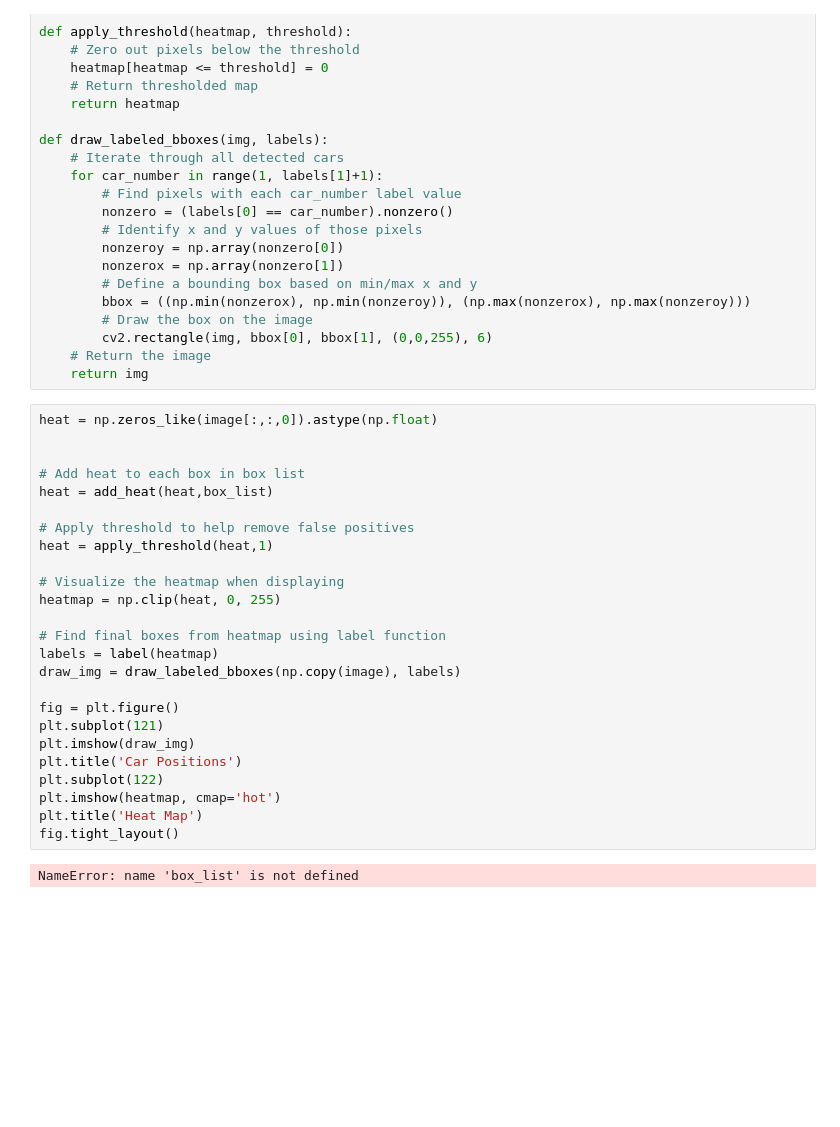
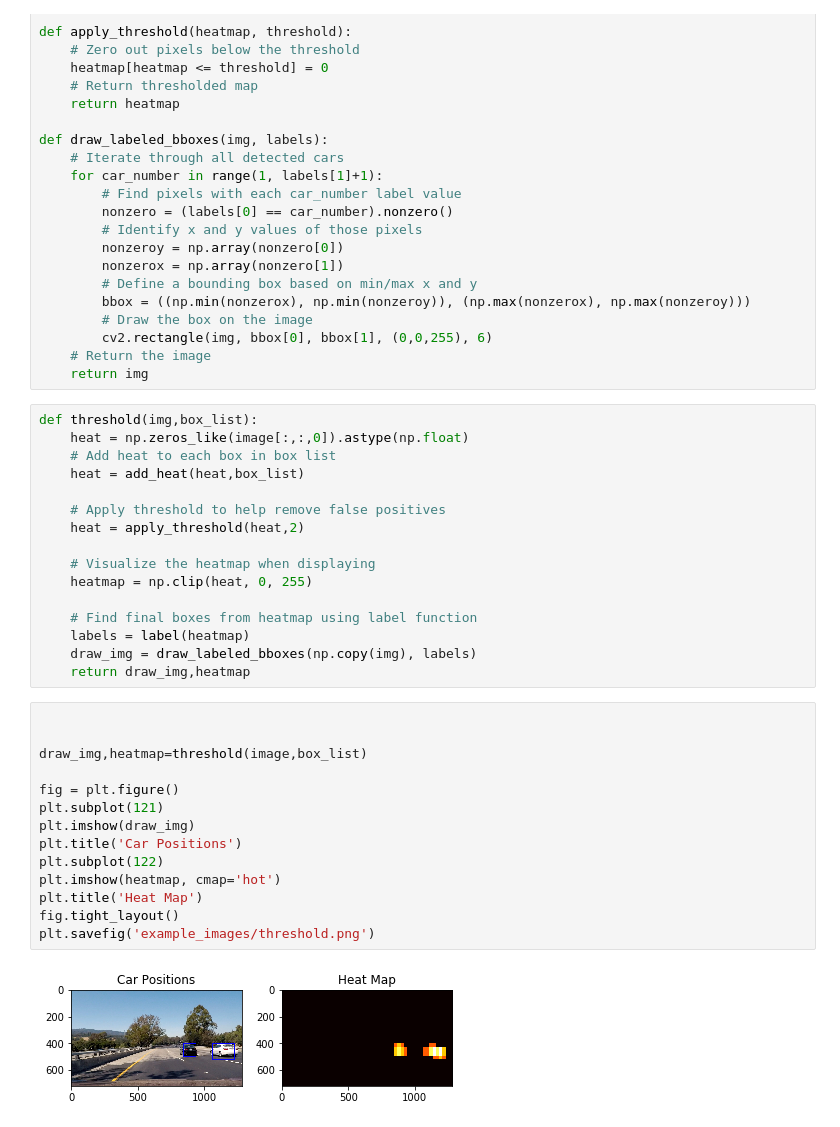
Before and after one commit to kdsian/CarND-P5-Vehicle-Detection, a Jupyter notebook: P5-Vehicle-Detection.ipynb, the cells around one changed output. Cells and saved outputs as stored; diff of their text form; blank space fills up the shorter version.

```diff
--- a/P5-Vehicle-Detection.ipynb
+++ b/P5-Vehicle-Detection.ipynb
@@ -1048,29 +372,34 @@ def draw_labeled_bboxes(img, labels):
     # Return the image
     return img
 # %%
-heat = np.zeros_like(image[:,:,0]).astype(np.float)
+def threshold(img,box_list):
+    heat = np.zeros_like(image[:,:,0]).astype(np.float)
+    # Add heat to each box in box list
+    heat = add_heat(heat,box_list)
 
+    # Apply threshold to help remove false positives
+    heat = apply_threshold(heat,2)
 
-# Add heat to each box in box list
-heat = add_heat(heat,box_list)
+    # Visualize the heatmap when displaying
+    heatmap = np.clip(heat, 0, 255)
 
-# Apply threshold to help remove false positives
-heat = apply_threshold(heat,1)
-
-# Visualize the heatmap when displaying
-heatmap = np.clip(heat, 0, 255)
-
-# Find final boxes from heatmap using label function
-labels = label(heatmap)
-draw_img = draw_labeled_bboxes(np.copy(image), labels)
-
-fig = plt.figure()
-plt.subplot(121)
-plt.imshow(draw_img)
-plt.title('Car Positions')
-plt.subplot(122)
-plt.imshow(heatmap, cmap='hot')
-plt.title('Heat Map')
-fig.tight_layout()
+    # Find final boxes from heatmap using label function
+    labels = label(heatmap)
+    draw_img = draw_labeled_bboxes(np.copy(img), labels)
+    return draw_img,heatmap
-# %% [output]
-NameError: name 'box_list' is not defined
+# %%
+
+
+draw_img,heatmap=threshold(image,box_list)
+
+fig = plt.figure()
+plt.subplot(121)
+plt.imshow(draw_img)
+plt.title('Car Positions')
+plt.subplot(122)
+plt.imshow(heatmap, cmap='hot')
+plt.title('Heat Map')
+fig.tight_layout()
+plt.savefig('example_images/threshold.png')
+# %% [output]
+[figure, added]
```
Also changed, not shown: parts of 76 cells of this notebook, 18 other files.
